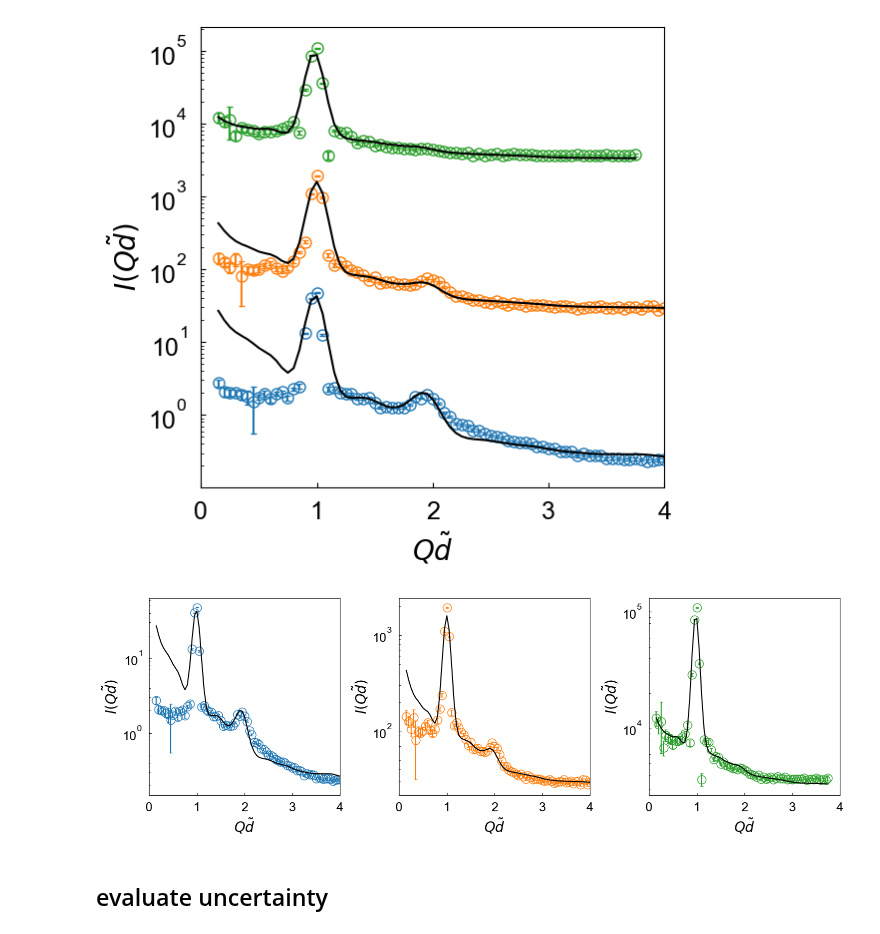
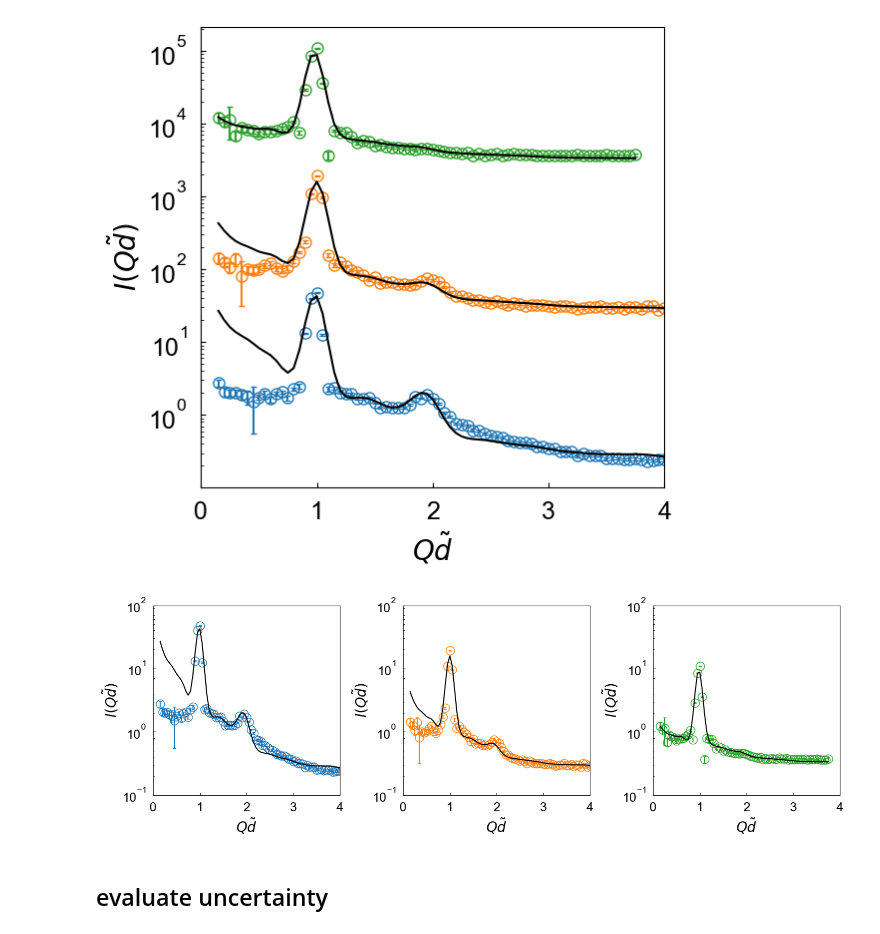
Before and after one commit to ch-tung/Randomwave_ML, a Jupyter notebook: generative_NN/fit_IQ_exp_AOT_des.ipynb, the cells around one changed output. Saved outputs shown, nothing was run; the diff lists cells and outputs as text; code cells hidden in the pictures.

```diff
--- a/generative_NN/fit_IQ_exp_AOT_des.ipynb
+++ b/generative_NN/fit_IQ_exp_AOT_des.ipynb
@@ -706,38 +706,38 @@ index_plot_list = [(qq_data/np.pi/20>0.1)*(qq_data/np.pi/20<10),
                    (qq_data/np.pi/20>0.1)*(qq_data/np.pi/20<5),
                    (qq_data/np.pi/20>0.1)*(qq_data/np.pi/20<3.8)]
 
 for index_data in range(3):
     ax = fig.add_subplot(1,3,index_data+1)
     IQ_data = IQ_list[index_data,1:-1]
     IQ_er_data = IQ_er_list[index_data,1:-1]
     qq_data = qq[1:-1]
     index_Q = (qq_data/np.pi/20>0.5)*(qq_data/np.pi/20<3)
     result = result_list[index_data]
 
     ## plot fitting results
     index_plot = index_plot_list[index_data]
     qq_plot = qq_data[index_plot]/np.pi/20
     IQ_plot = IQ_data[index_plot]
     IQ_er_plot = IQ_er_data[index_plot]
-    ax.plot(qq_plot,IQ_plot*10**(index_data*2),
+    ax.plot(qq_plot,IQ_plot,
             'or',fillstyle='none',ms=12, color = color_list[index_data])
-    ax.errorbar(qq_plot,IQ_plot*10**(index_data*2),IQ_er_plot*10**(index_data*2),
+    ax.errorbar(qq_plot,IQ_plot,IQ_er_plot,
                 linestyle='',label=dataname, color = color_list[index_data] ,capsize=2)
     # ax.plot(qq_data[index_Q]/np.pi/20,IQ_th(params,qq_data)[index_Q],'k--')
     ax.plot(qq_data[index_plot]/np.pi/20,
-            IQ_th(result.params,qq_data)[index_plot]*10**(index_data*2),'k-')
+            IQ_th(result.params,qq_data)[index_plot],'k-')
 
     ax.set_xlabel(r'$Q\tilde{d}$',fontsize=20)
     ax.set_ylabel(r'$I(Q\tilde{d})$',fontsize=20)
     ax.set_yscale('log')
     # ax.set_xscale('log')
     ax.set_xlim([0,4])
-    # ax.set_ylim([0.1,100])
+    ax.set_ylim([0.1,100])
     ax.tick_params(direction='in', axis='both', which='both', labelsize=18, pad=10)
 
 plt.tight_layout()
 # %% [output]
-[figure, old version]
+[figure, new version]
 # %% [markdown]
 ## evaluate uncertainty
 # %%
```
Also changed, not shown: parts of 4 cells of this notebook, 8 other files.
